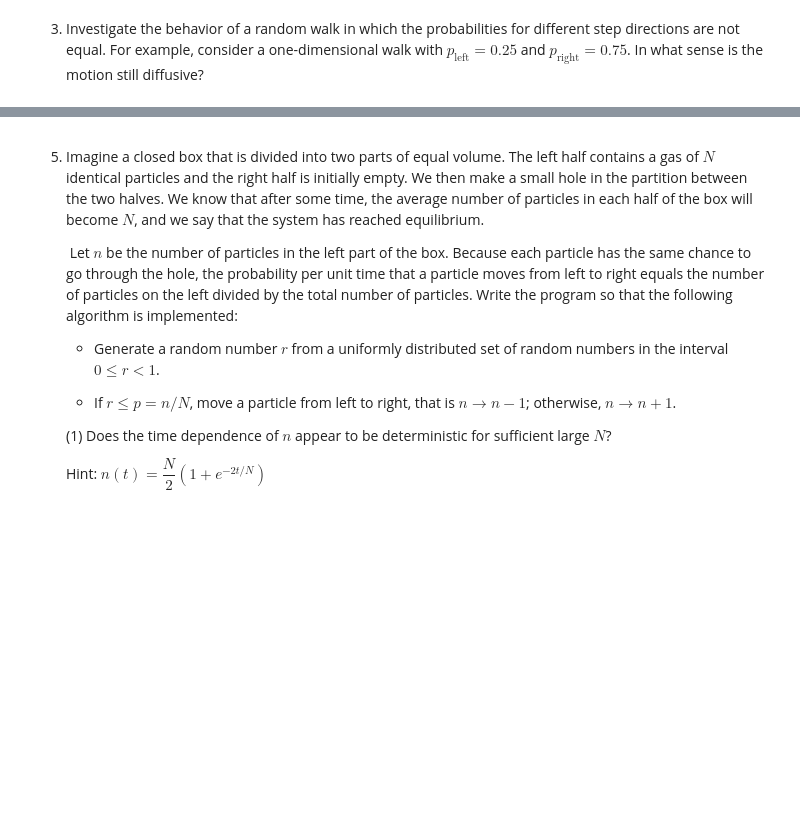
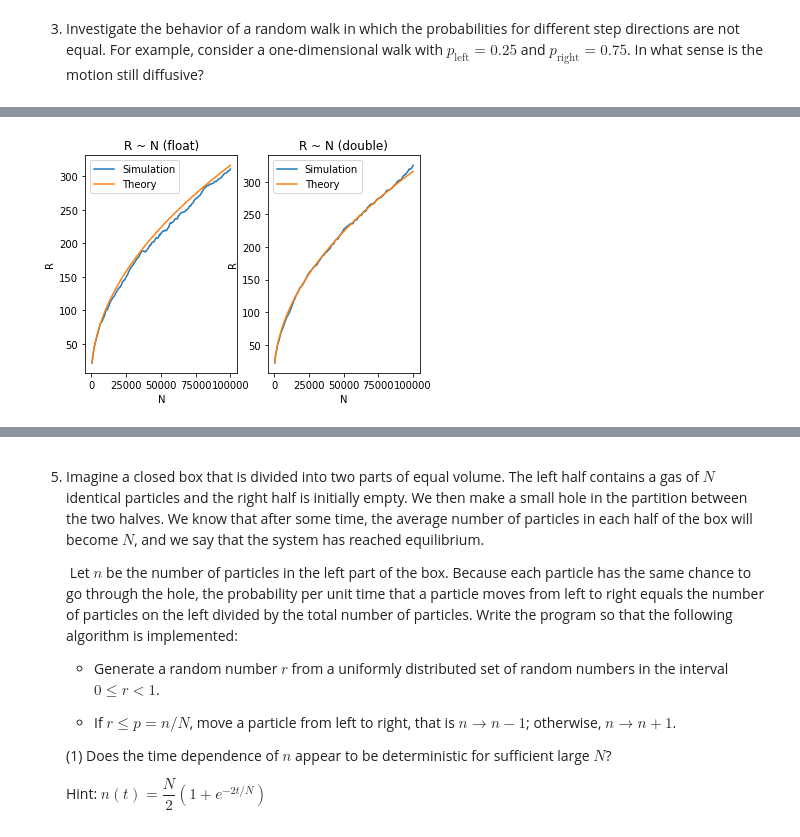
Before and after one commit to Little-old-brother-team/GroupWork, a Jupyter notebook: Week16/Week16.ipynb, the cells around one changed output, grey strips where cells are left out. Drawn from its saved outputs; the diff is of its cells as text; code cells hidden in the pictures; blank space fills up the shorter version.

```diff
--- a/Week16/Week16.ipynb
+++ b/Week16/Week16.ipynb
@@ -39,0 +71,51 @@
+# %%
+# (3), (4) & (5)
+# to save time, I make use of all positions in N steps
+
+def VarianceSimulator2D(N_start, N_end, N_step, dtype=np.float32):
+    exp_num = (N_end - N_start) // N_step + 1
+    N_space = np.linspace(N_start, N_end, exp_num)
+
+    K = int(N_end**(1/2))
+
+    R = np.zeros(exp_num)
+    for i in range(K):
+        pos = RandomWalk2D(N_end, dtype=dtype)
+        for j in range(exp_num):
+            x = pos[int(N_space[j]), 0]
+            y = pos[int(N_space[j]), 1]
+            R[j] += x**2 + y**2     # do sum, then average
+
+    R /= K
+    return R**(1/2)
+
+
+N_start = 500
+N_step = 500
+N_end = 100000
+exp_num = (N_end - N_start) // N_step + 1
+N_space = np.linspace(N_start, N_end, exp_num)
+
+plt.figure()
+plt.subplot(121)
+R_float = VarianceSimulator2D(N_start, N_end, N_step, np.float32)
+plt.title("R ~ N (float)")
+plt.plot(N_space, R_float, label='Simulation')
+plt.plot(N_space, N_space**(1/2), label='Theory')
+plt.xlabel("N")
+plt.ylabel("R")
+plt.legend()
+
+plt.subplot(122)
+R_double = VarianceSimulator2D(N_start, N_end, N_step, np.float64)
+plt.title("R ~ N (double)")
+plt.plot(N_space, R_double, label='Simulation')
+plt.plot(N_space, N_space**(1/2), label='Theory')
+plt.xlabel("N")
+plt.ylabel("R")
+plt.legend()
+
+plt.show()
+plt.close()
+# %% [output]
+[figure, added]
```
Also changed, not shown: parts of 5 cells of this notebook.
